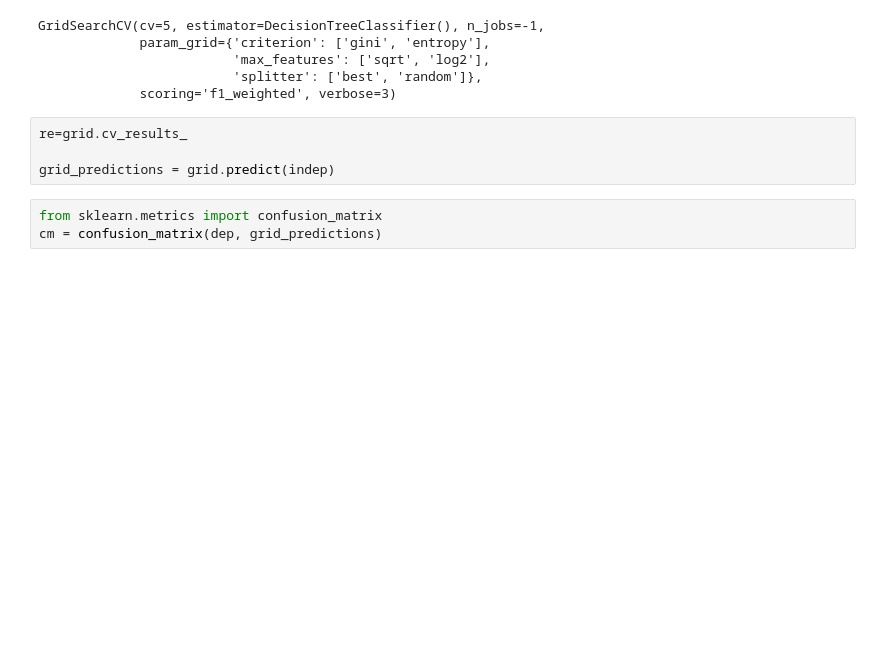
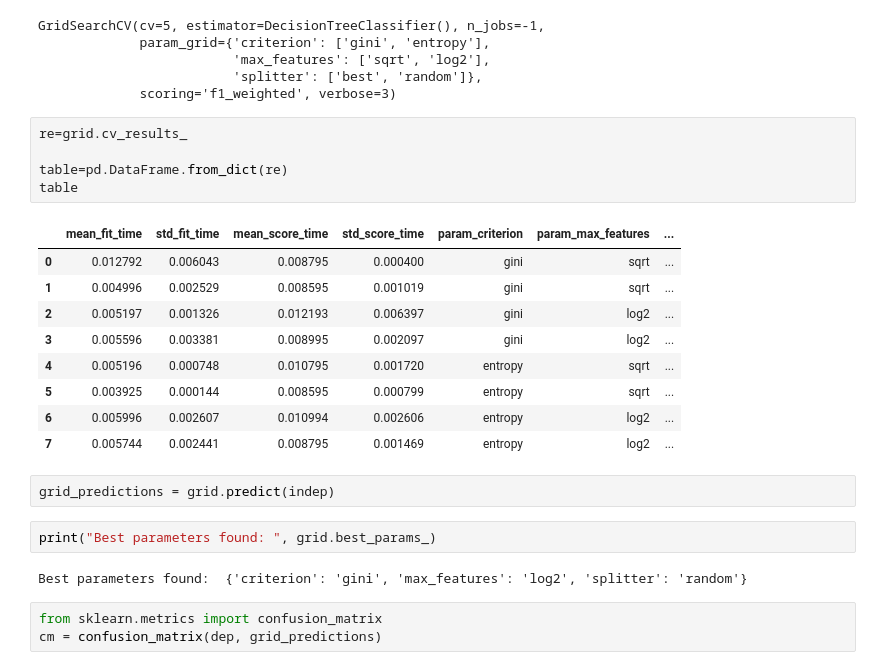
Before and after one commit to TamilPrabaharan/GenAI-Machine-Learning, a Jupyter notebook: MachineLearning_Classification/3.ML Classification - GridSearchCV - Chronic Kidney Disease Dataset/2.Decision Tree Classification.ipynb, the cells around one changed output. Saved outputs shown, nothing was run; the diff lists cells and outputs as text; blank space fills up the shorter version.

```diff
--- a/MachineLearning_Classification/3.ML Classification - GridSearchCV - Chronic Kidney Disease Dataset/2.Decision Tree Classification.ipynb
+++ b/MachineLearning_Classification/3.ML Classification - GridSearchCV - Chronic Kidney Disease Dataset/2.Decision Tree Classification.ipynb
@@ -55,7 +55,24 @@ GridSearchCV(cv=5, estimator=DecisionTreeClassifier(), n_jobs=-1,
 # %%
 re=grid.cv_results_
 
-grid_predictions = grid.predict(indep)
+table=pd.DataFrame.from_dict(re)
+table
+# %% [output]
+|  | mean_fit_time | std_fit_time | mean_score_time | std_score_time | param_criterion | param_max_features | ... |
+| 0 | 0.012792 | 0.006043 | 0.008795 | 0.000400 | gini | sqrt | ... |
+| 1 | 0.004996 | 0.002529 | 0.008595 | 0.001019 | gini | sqrt | ... |
+| 2 | 0.005197 | 0.001326 | 0.012193 | 0.006397 | gini | log2 | ... |
+| 3 | 0.005596 | 0.003381 | 0.008995 | 0.002097 | gini | log2 | ... |
+| 4 | 0.005196 | 0.000748 | 0.010795 | 0.001720 | entropy | sqrt | ... |
+| 5 | 0.003925 | 0.000144 | 0.008595 | 0.000799 | entropy | sqrt | ... |
+| 6 | 0.005996 | 0.002607 | 0.010994 | 0.002606 | entropy | log2 | ... |
+| 7 | 0.005744 | 0.002441 | 0.008795 | 0.001469 | entropy | log2 | ... |
+# %%
+grid_predictions = grid.predict(indep)
+# %%
+print("Best parameters found: ", grid.best_params_)
+# %% [output]
+Best parameters found:  {'criterion': 'gini', 'max_features': 'log2', 'splitter': 'random'}
 # %%
 from sklearn.metrics import confusion_matrix
 cm = confusion_matrix(dep, grid_predictions)
```
Also changed, not shown: 13 other files.
